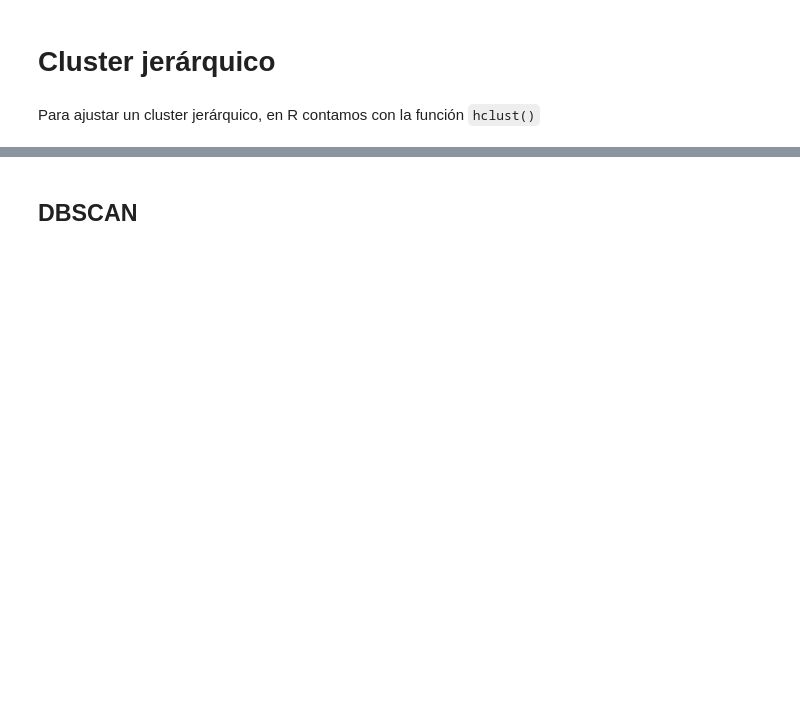
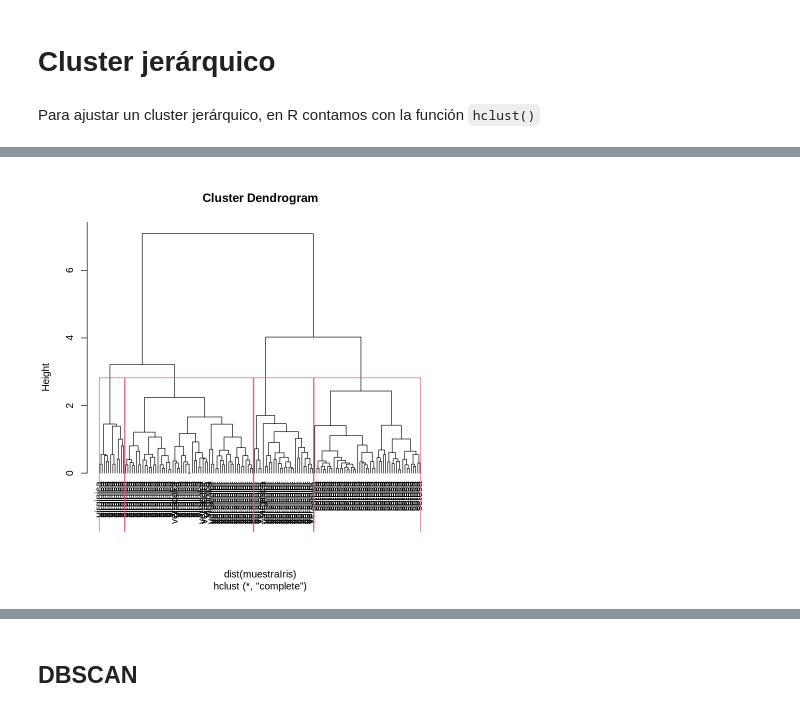
Before and after one commit to rodrigo-coco-espinoza/Introduccion_a_ciencia_de_datos_R_v2, a Jupyter notebook: Clases/Clase6/Clase6_1_clustering.ipynb, the cells around one changed output, grey strips where cells are left out. Cells and saved outputs as stored; diff of their text form; code cells hidden in the pictures; blank space fills up the shorter version.

```diff
--- a/Clases/Clase6/Clase6_1_clustering.ipynb
+++ b/Clases/Clase6/Clase6_1_clustering.ipynb
@@ -146,10 +460,12 @@ plot(hc,
 # %%
 
 # Finalmente  se corta el dendograma en K clusters
-K <- 5
+K <- 4
 
 plot(hc, hang = -1, labels=iris$Species)
 rect.hclust(hc, k=K)
+# %% [output]
+[figure, added]
 # %%
 groups <- cutree(hc, k=K)
 
```
Also changed, not shown: parts of 43 cells of this notebook.
